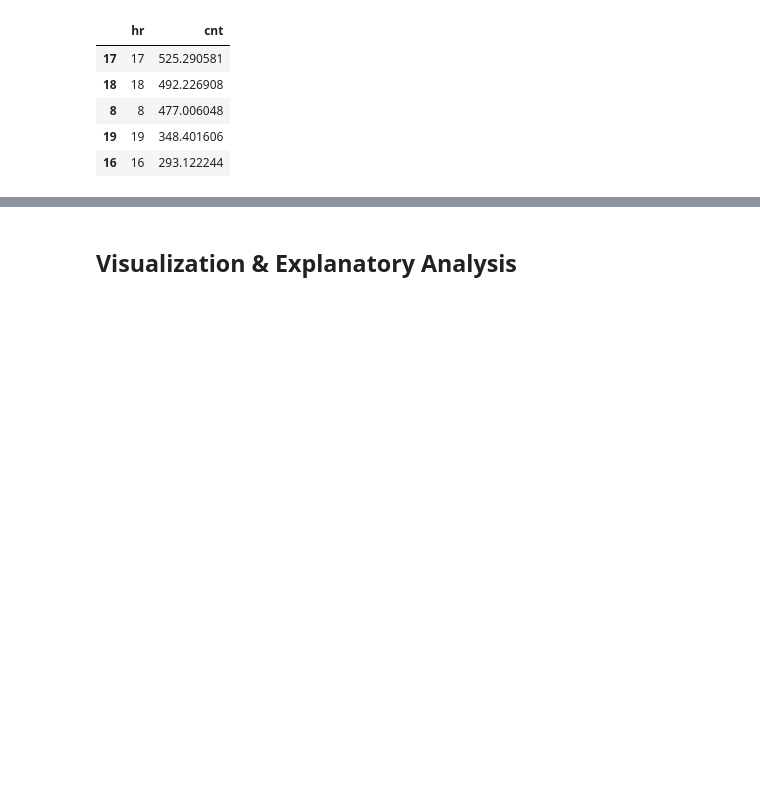
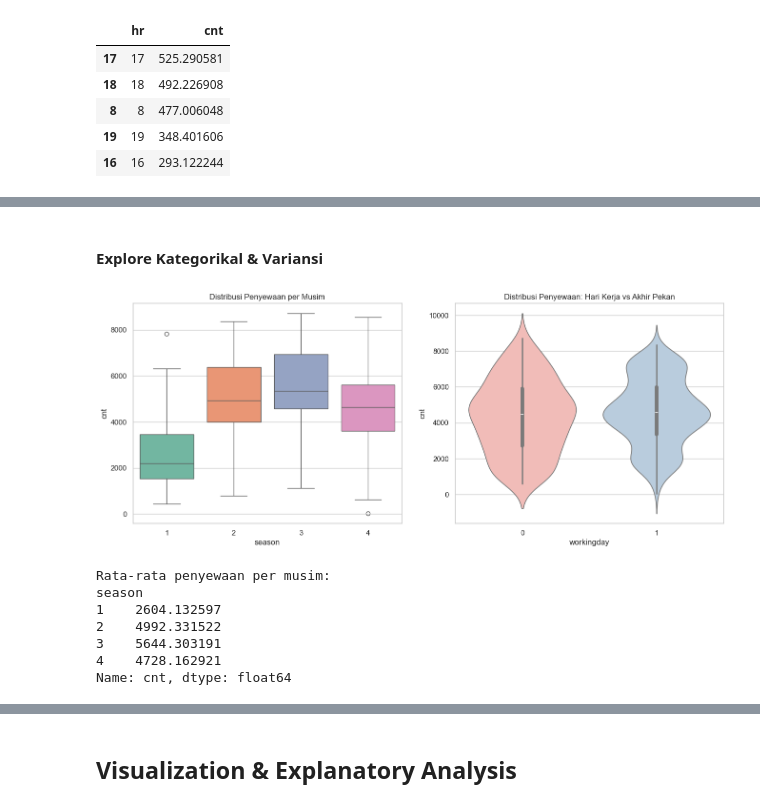
Before and after one commit to DzikriAlbantani/bike-sharing-dashboard, a Jupyter notebook: notebook.ipynb, the cells around one changed output, grey strips where cells are left out. Saved outputs shown, nothing was run; the diff lists cells and outputs as text; code cells hidden in the pictures; blank space fills up the shorter version.

```diff
--- a/notebook.ipynb
+++ b/notebook.ipynb
@@ -284,0 +338,26 @@ display(hourly_working_stats.sort_values(by="cnt", ascending=False).head(5))
+# %% [markdown]
+#### Explore Kategorikal & Variansi
+# %%
+plt.figure(figsize=(16, 6))
+
+plt.subplot(1, 2, 1)
+sns.boxplot(x='season', y='cnt', data=day_df, palette='Set2')
+plt.title('Distribusi Penyewaan per Musim')
+
+plt.subplot(1, 2, 2)
+sns.violinplot(x='workingday', y='cnt', data=day_df, palette='Pastel1')
+plt.title('Distribusi Penyewaan: Hari Kerja vs Akhir Pekan')
+
+plt.show()
+
+print("Rata-rata penyewaan per musim:")
+print(day_df.groupby('season')['cnt'].mean())
+# %% [output]
+[figure, added]
+Rata-rata penyewaan per musim:
+season
+1    2604.132597
+2    4992.331522
+3    5644.303191
+4    4728.162921
+Name: cnt, dtype: float64
```
Also changed, not shown: parts of 14 cells of this notebook, 1 other file.
